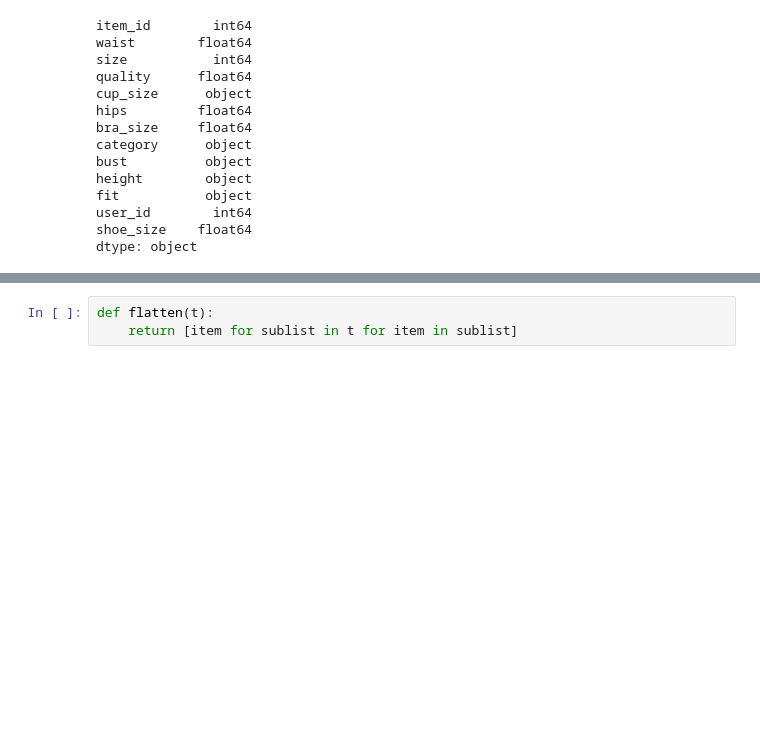
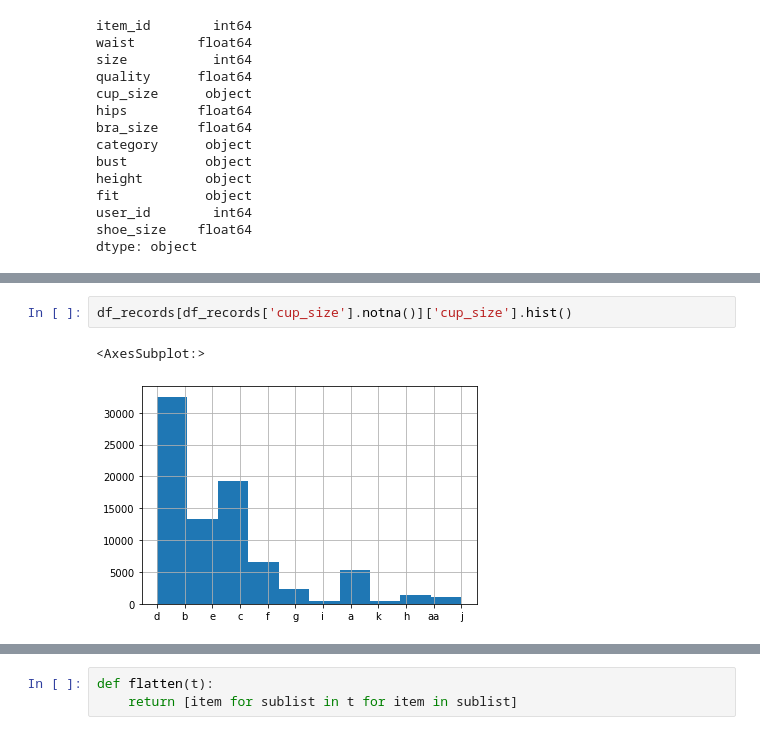
Before and after one commit to Gizmon99/University, a Jupyter notebook: praca_inz/notebooks/data_preparation.ipynb, the cells around one changed output, grey strips where cells are left out. Drawn from its saved outputs; the diff is of its cells as text; blank space fills up the shorter version.

```diff
--- a/praca_inz/notebooks/data_preparation.ipynb
+++ b/praca_inz/notebooks/data_preparation.ipynb
@@ -126,0 +169,5 @@ dtype: object
+# %%
+df_records[df_records['cup_size'].notna()]['cup_size'].hist()
+# %% [output]
+<AxesSubplot:>
+[figure, added]
```
Also changed, not shown: parts of 34 cells of this notebook, 6 other files.
